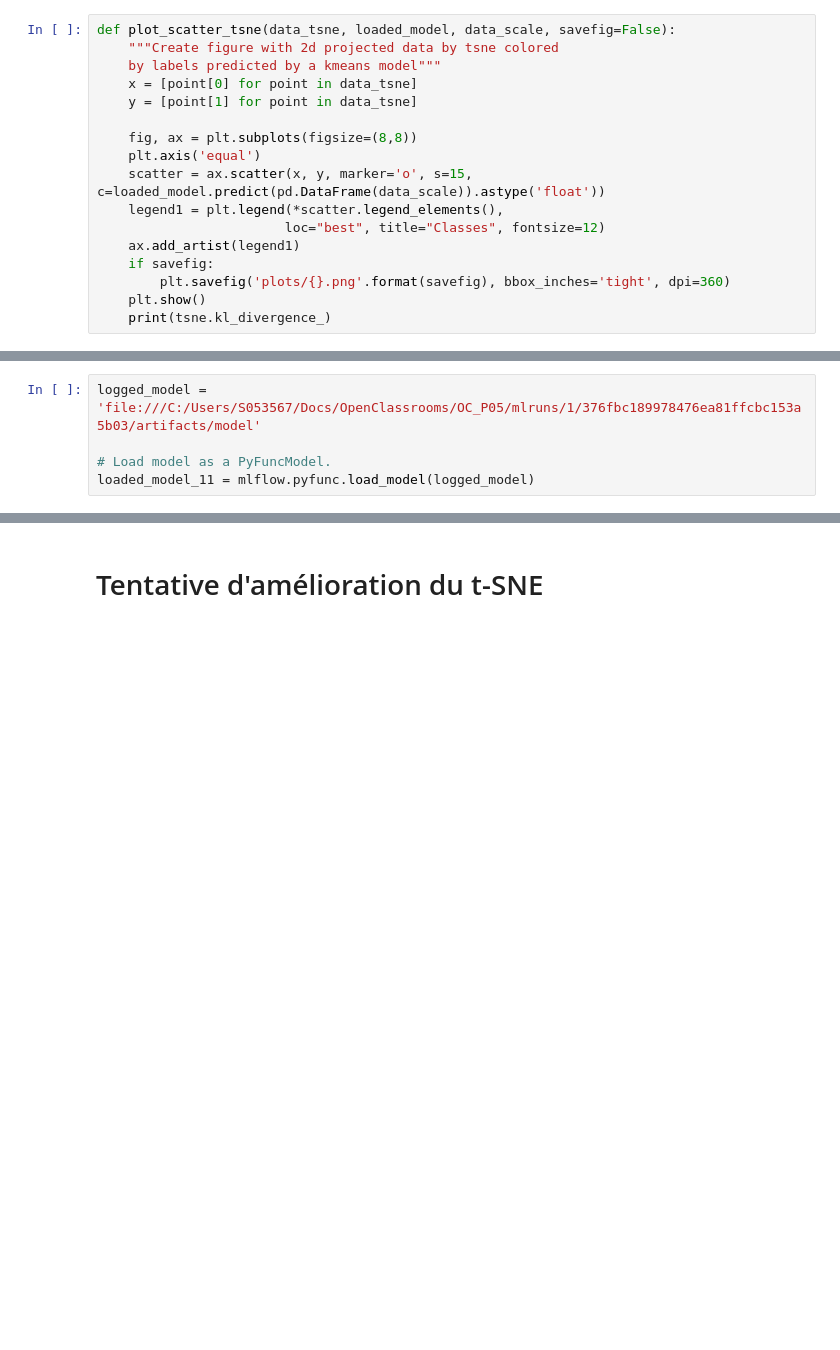
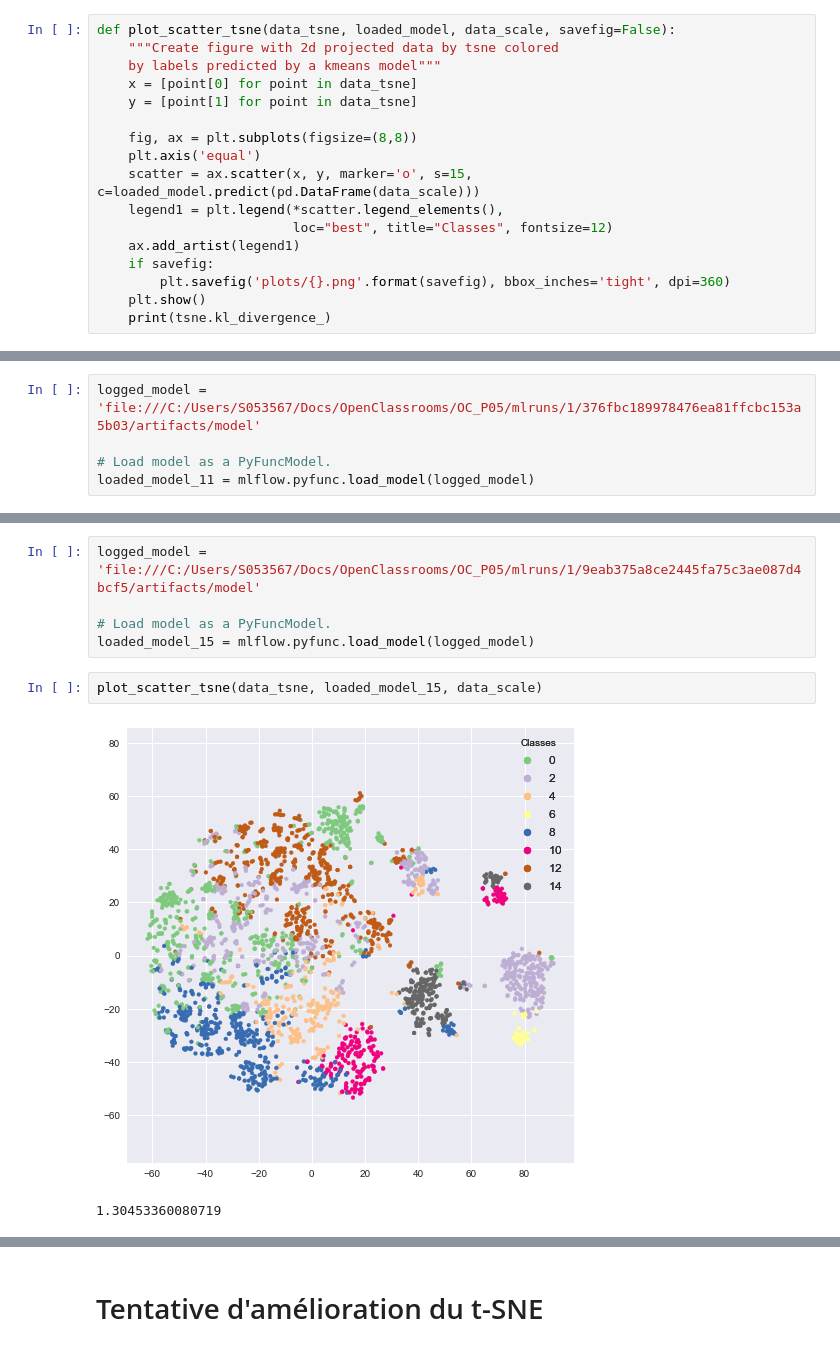
Before and after one commit to khub41/OC_P05, a Jupyter notebook: modelisation.ipynb, the cells around one changed output, grey strips where cells are left out. Saved outputs shown, nothing was run; the diff lists cells and outputs as text; blank space fills up the shorter version.

```diff
--- a/modelisation.ipynb
+++ b/modelisation.ipynb
@@ -69,9 +70,9 @@ def plot_scatter_tsne(data_tsne, loaded_model, data_scale, savefig=False):
 
     fig, ax = plt.subplots(figsize=(8,8))
     plt.axis('equal')
-    scatter = ax.scatter(x, y, marker='o', s=15, c=loaded_model.predict(pd.DataFrame(data_scale)).astype('float'))
+    scatter = ax.scatter(x, y, marker='o', s=15, c=loaded_model.predict(pd.DataFrame(data_scale)))
     legend1 = plt.legend(*scatter.legend_elements(),
-                        loc="best", title="Classes", fontsize=12)
+                         loc="best", title="Classes", fontsize=12)
     ax.add_artist(legend1)
     if savefig:
         plt.savefig('plots/{}.png'.format(savefig), bbox_inches='tight', dpi=360)
@@ -372,0 +396,10 @@ plot_scatter_tsne(data_tsne, loaded_model_11, data_scale)
+# %%
+logged_model = 'file:///C:/Users/S053567/Docs/OpenClassrooms/OC_P05/mlruns/1/9eab375a8ce2445fa75c3ae087d4bcf5/artifacts/model'
+
+# Load model as a PyFuncModel.
+loaded_model_15 = mlflow.pyfunc.load_model(logged_model)
+# %%
+plot_scatter_tsne(data_tsne, loaded_model_15, data_scale)
+# %% [output]
+[figure, added]
+1.30453360080719
```
Also changed, not shown: parts of 9 cells of this notebook, 1 other file.
